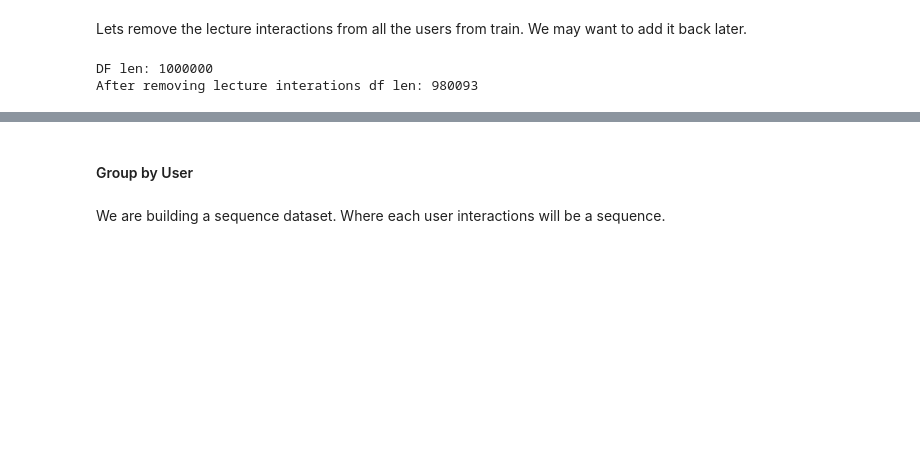
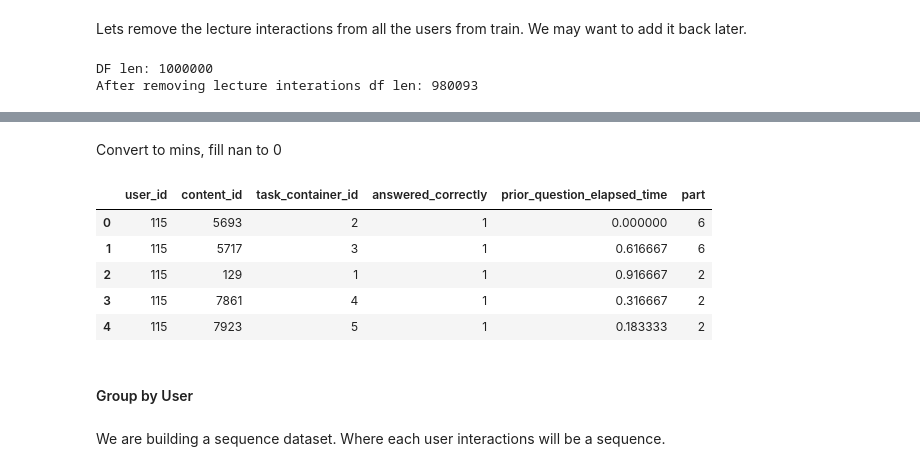
Before and after one commit to nisarahamedk/kaggle-riid, a Jupyter notebook: notebooks/dataset_for_transformer.ipynb, the cells around one changed output, grey strips where cells are left out. Drawn from its saved outputs; the diff is of its cells as text; code cells hidden in the pictures; blank space fills up the shorter version.

```diff
--- a/notebooks/dataset_for_transformer.ipynb
+++ b/notebooks/dataset_for_transformer.ipynb
@@ -80,3 +149,15 @@ After removing lecture interations df len: 980093
+# %% [markdown]
+Convert to mins, fill nan to 0
+# %%
+train_df['prior_question_elapsed_time'] = train_df["prior_question_elapsed_time"].fillna(0).astype(np.float32) / 60000
+train_df.head()
+# %% [output]
+|  | user_id | content_id | task_container_id | answered_correctly | prior_question_elapsed_time | part |
+| 0 | 115 | 5693 | 2 | 1 | 0.000000 | 6 |
+| 1 | 115 | 5717 | 3 | 1 | 0.616667 | 6 |
+| 2 | 115 | 129 | 1 | 1 | 0.916667 | 2 |
+| 3 | 115 | 7861 | 4 | 1 | 0.316667 | 2 |
+| 4 | 115 | 7923 | 5 | 1 | 0.183333 | 2 |
 # %% [markdown]
 #### Group by User
 # %% [markdown]
```
Also changed, not shown: parts of 23 cells of this notebook.
